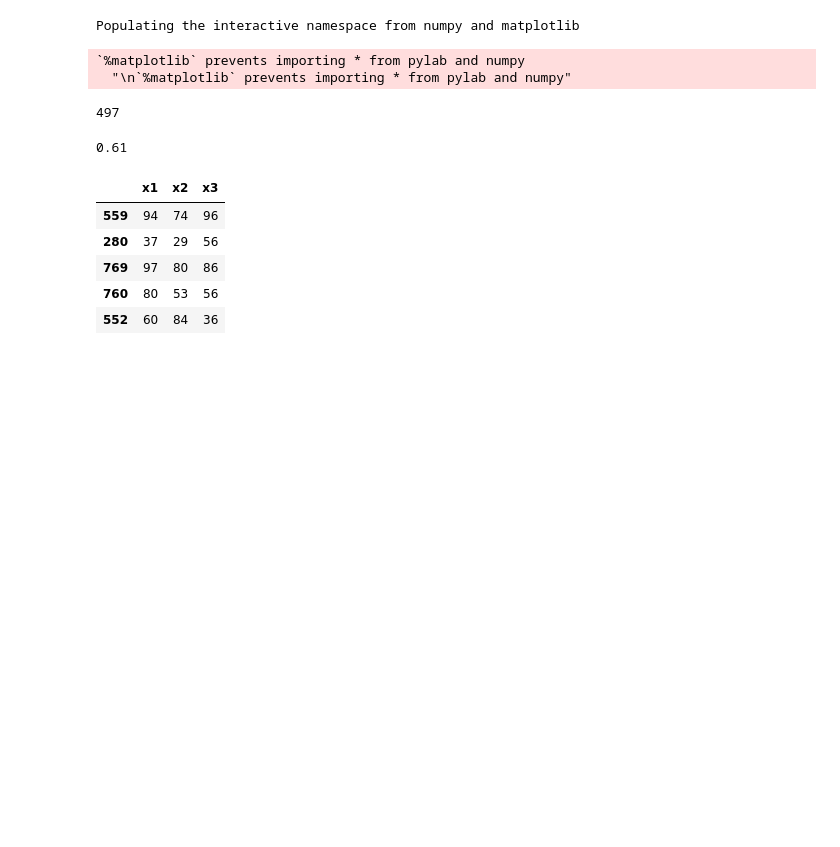
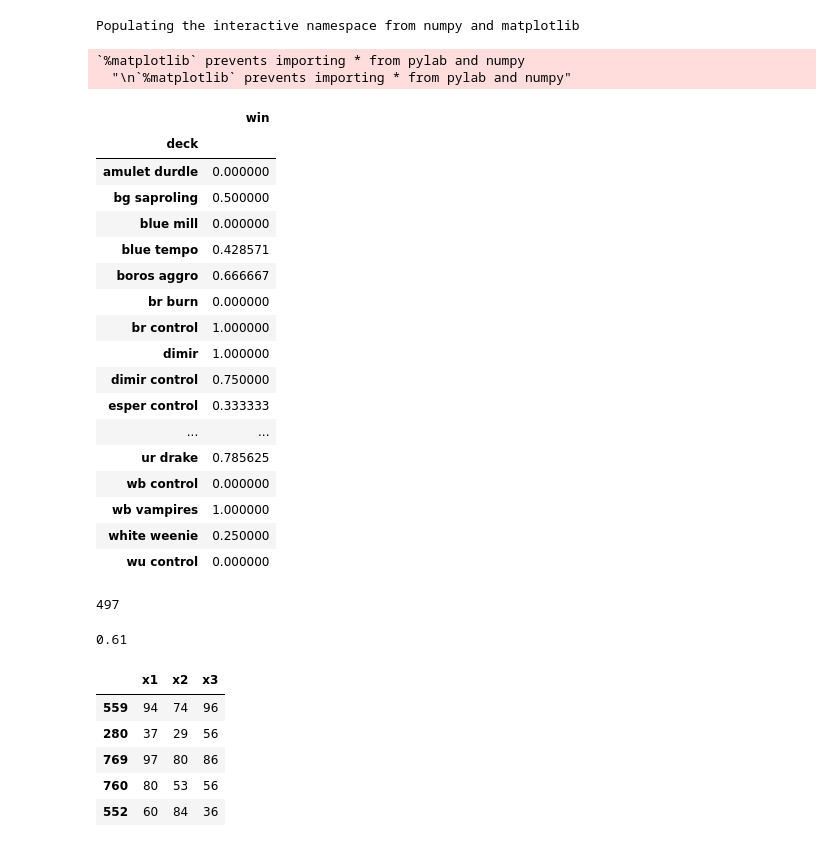
Before and after one commit to vincefav/misc-notebooks, a Jupyter notebook: arena_meta.ipynb, the cells around one changed output. Cells and saved outputs as stored; diff of their text form; code cells hidden in the pictures; blank space fills up the shorter version.

```diff
--- a/arena_meta.ipynb
+++ b/arena_meta.ipynb
@@ -11,6 +11,29 @@ Populating the interactive namespace from numpy and matplotlib
   "\n`%matplotlib` prevents importing * from pylab and numpy"
 # %%
 data = pd.read_csv('meta.csv')
+
+data = data['deck win archetype'.split()]
+# %%
+data.groupby('deck').mean()
+# %% [output]
+|  | win |
+| deck |  |
+| amulet durdle | 0.000000 |
+| bg saproling | 0.500000 |
+| blue mill | 0.000000 |
+| blue tempo | 0.428571 |
+| boros aggro | 0.666667 |
+| br burn | 0.000000 |
+| br control | 1.000000 |
+| dimir | 1.000000 |
+| dimir control | 0.750000 |
+| esper control | 0.333333 |
+| ... | ... |
+| ur drake | 0.785625 |
+| wb control | 0.000000 |
+| wb vampires | 1.000000 |
+| white weenie | 0.250000 |
+| wu control | 0.000000 |
 # %%
 from sklearn.model_selection import train_test_split
 from sklearn.neighbors import KNeighborsClassifier
```
